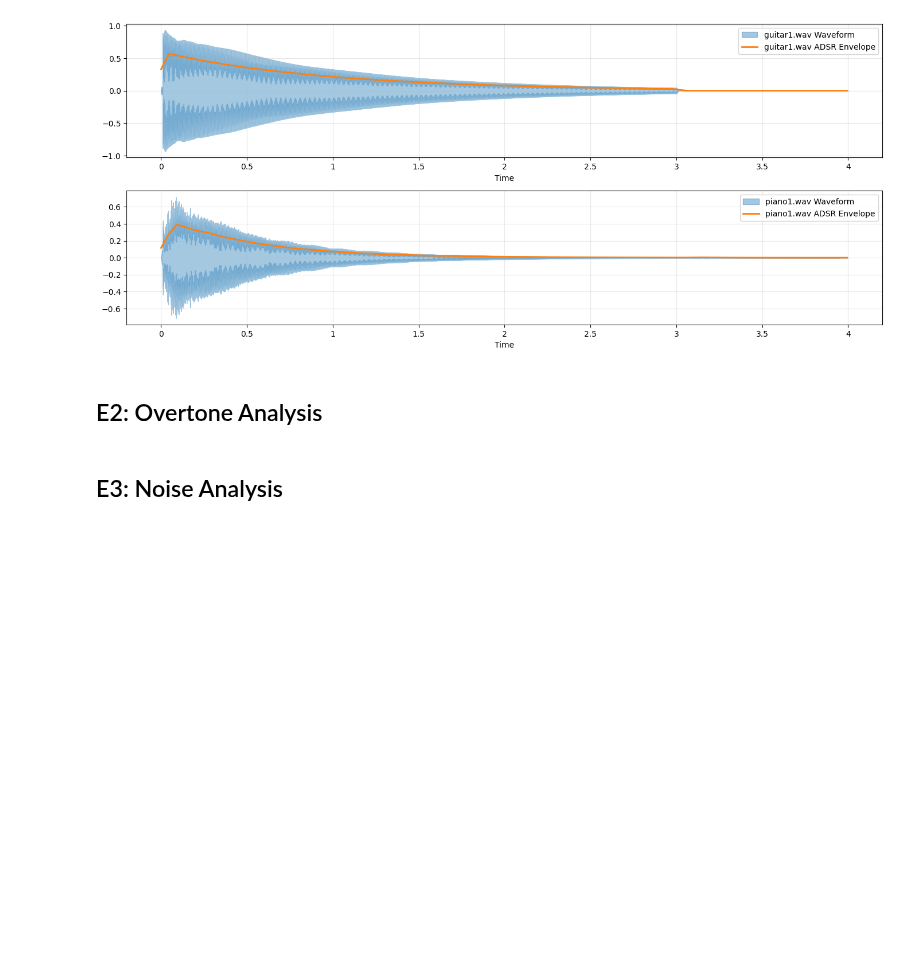
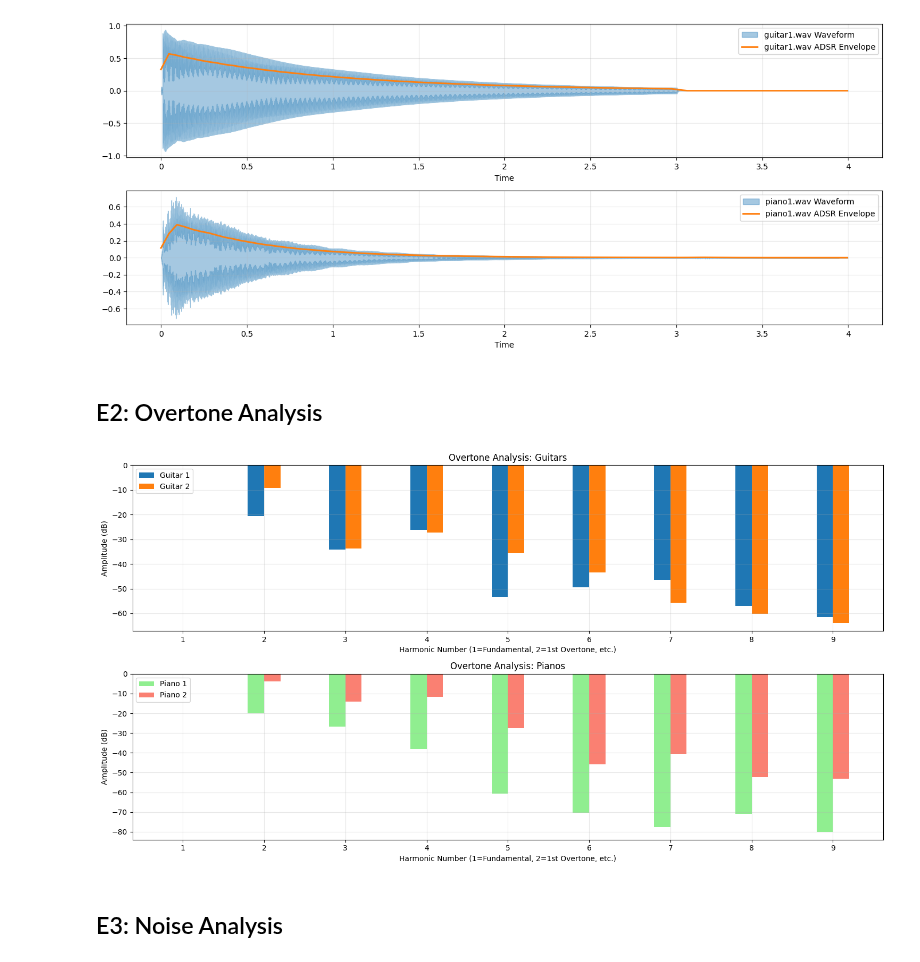
Before and after one commit to martijuanola/RWTH-AIiM, a Jupyter notebook: exercices/e7/e7-main.ipynb, the cells around one changed output. Cells and saved outputs as stored; diff of their text form; code cells hidden in the pictures; blank space fills up the shorter version.

```diff
--- a/exercices/e7/e7-main.ipynb
+++ b/exercices/e7/e7-main.ipynb
@@ -23,8 +23,16 @@ AUDIO_FILE_EXTENSION = ".wav"
 # %%
 guitar1_path = data_path.joinpath("guitar_1" + AUDIO_FILE_EXTENSION)
 piano1_path = data_path.joinpath("piano_1" + AUDIO_FILE_EXTENSION)
+guitar2_path = data_path.joinpath("guitar_2" + AUDIO_FILE_EXTENSION)
+piano2_path = data_path.joinpath("piano_2" + AUDIO_FILE_EXTENSION)
+
+
+
 y_g1, sr_g1 = librosa.load(guitar1_path)
 y_p1, sr_p1 = librosa.load(piano1_path)
+
+y_g2, sr_g2 = librosa.load(guitar2_path)
+y_p2, sr_p2 = librosa.load(piano2_path)
 # %% [markdown]
 ## E1: ADSR-Envelope
 # %%
@@ -62,5 +70,70 @@ plt.tight_layout()
 [figure]
 # %% [markdown]
 ## E2: Overtone Analysis
+# %%
+f0 = 349.23  # Frequency of F4
+n_overtones = 8
+
+harmonic_multipliers = np.arange(1, n_overtones + 2)
+harmonic_freqs = f0 * harmonic_multipliers
+
+def get_harmonic_amplitudes(y, sr, target_freqs):
+
+    # extract frequencies from audio sample with fft
+    n_fft = 4096
+    S = np.abs(librosa.stft(y, n_fft=n_fft))
+    S_mean = np.mean(S, axis=1)
+
+    # Get frequencies of FFT bins
+    fft_freqs = librosa.fft_frequencies(sr=sr, n_fft=n_fft)
+
+    amplitudes = []
+    for freq in target_freqs:
+        idx = np.argmin(np.abs(fft_freqs - freq))
+        val = S_mean[idx]
+        amplitudes.append(val)
+
+    # convert amplitudes to dB
+    amplitudes = np.array(amplitudes)
+    amplitudes_db = librosa.amplitude_to_db(amplitudes, ref=np.max)
+
+    return amplitudes_db
+
+# analyse all 4 audio samples
+amps_g1 = get_harmonic_amplitudes(y_g1, sr_g1, harmonic_freqs)
+amps_p1 = get_harmonic_amplitudes(y_p1, sr_p1, harmonic_freqs)
+amps_g2 = get_harmonic_amplitudes(y_g2, sr_g2, harmonic_freqs)
+amps_p2 = get_harmonic_amplitudes(y_p2, sr_p2, harmonic_freqs)
+
+plt.figure(figsize=(15, 8))
+x = np.arange(len(harmonic_multipliers))
+width = 0.2
+
+# Guitar Plots
+plt.subplot(2, 1, 1)
+plt.bar(x - width/2, amps_g1, width, label="Guitar 1")
+plt.bar(x + width/2, amps_g2, width, label="Guitar 2")
+plt.title("Overtone Analysis: Guitars")
+plt.xlabel("Harmonic Number (1=Fundamental, 2=1st Overtone, etc.)")
+plt.ylabel("Amplitude (dB)")
+plt.xticks(x, harmonic_multipliers)
+plt.legend()
+plt.grid(True, alpha=0.3)
+
+# Piano Plots
+plt.subplot(2, 1, 2)
+plt.bar(x - width/2, amps_p1, width, label="Piano 1", color="lightgreen")
+plt.bar(x + width/2, amps_p2, width, label="Piano 2", color="salmon")
+plt.title("Overtone Analysis: Pianos")
+plt.xlabel("Harmonic Number (1=Fundamental, 2=1st Overtone, etc.)")
+plt.ylabel("Amplitude (dB)")
+plt.xticks(x, harmonic_multipliers)
+plt.legend()
+plt.grid(True, alpha=0.3)
+
+plt.tight_layout()
+plt.show()
+# %% [output]
+[figure, added]
 # %% [markdown]
 ## E3: Noise Analysis
```
